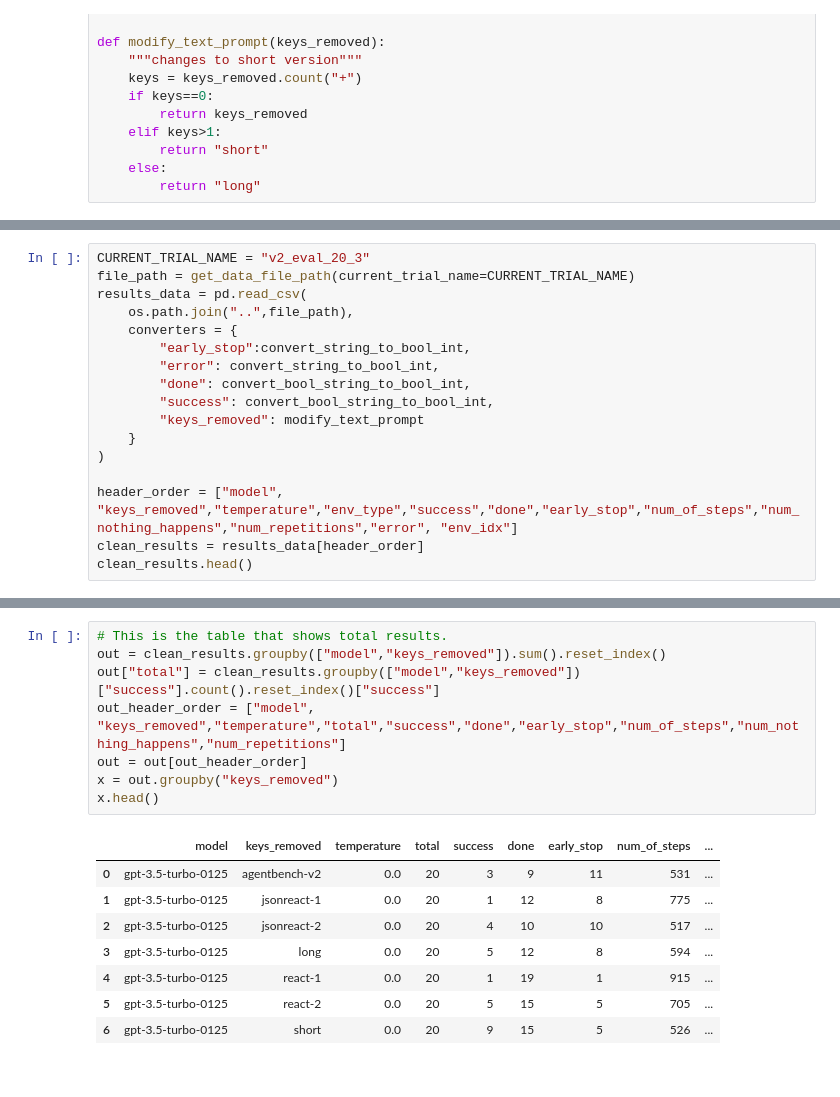
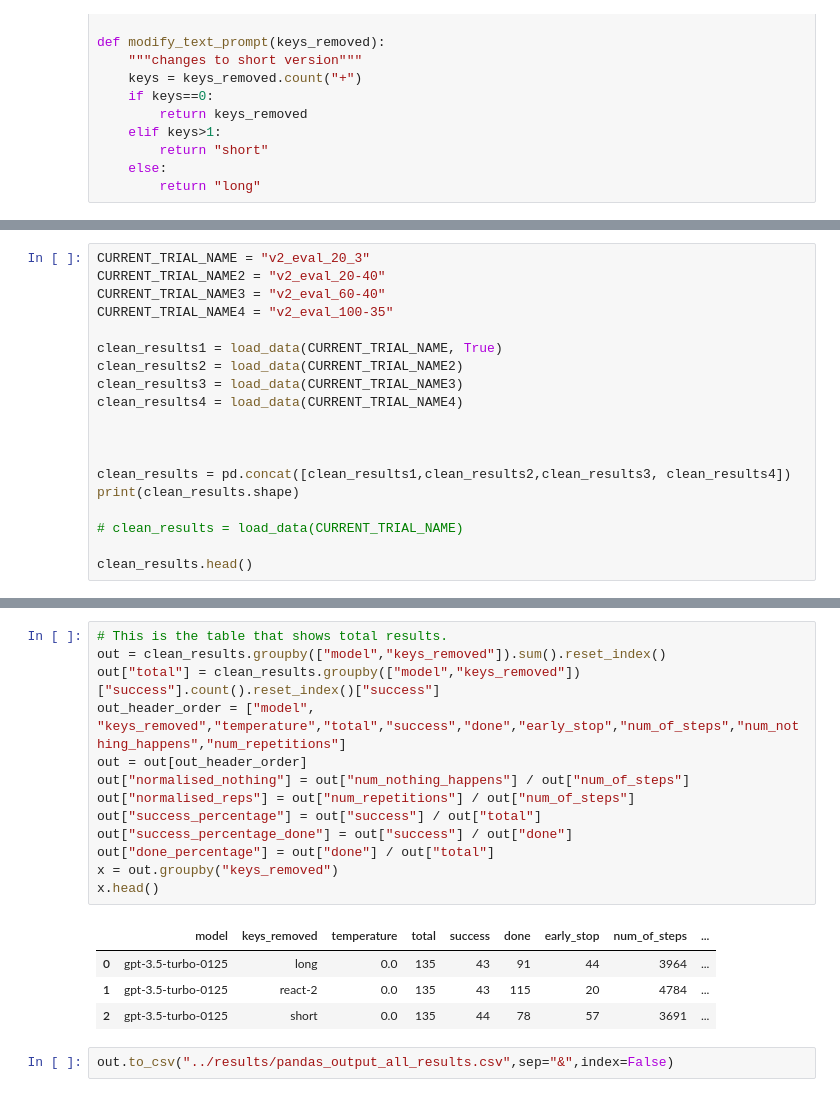
Before and after one commit to ai-nikolai/LLamp, a Jupyter notebook: playgrounds/analysis_alfworld_eval_notebook.ipynb, the cells around one changed output, grey strips where cells are left out. Cells and saved outputs as stored; diff of their text form.

```diff
--- a/playgrounds/analysis_alfworld_eval_notebook.ipynb
+++ b/playgrounds/analysis_alfworld_eval_notebook.ipynb
@@ -54,18 +77,20 @@ def modify_text_prompt(keys_removed):
 # %%
 CURRENT_TRIAL_NAME = "v2_eval_20_3"
-file_path = get_data_file_path(current_trial_name=CURRENT_TRIAL_NAME)
-results_data = pd.read_csv(
-    os.path.join("..",file_path),
-    converters = {
-        "early_stop":convert_string_to_bool_int,
-        "error": convert_string_to_bool_int,
-        "done": convert_bool_string_to_bool_int,
-        "success": convert_bool_string_to_bool_int,
-        "keys_removed": modify_text_prompt
-    }
-)
+CURRENT_TRIAL_NAME2 = "v2_eval_20-40"
+CURRENT_TRIAL_NAME3 = "v2_eval_60-40"
+CURRENT_TRIAL_NAME4 = "v2_eval_100-35"
 
-header_order = ["model", "keys_removed","temperature","env_type","success","done","early_stop","num_of_steps","num_nothing_happens","num_repetitions","error", "env_idx"]
-clean_results = results_data[header_order]
+clean_results1 = load_data(CURRENT_TRIAL_NAME, True)
+clean_results2 = load_data(CURRENT_TRIAL_NAME2)
+clean_results3 = load_data(CURRENT_TRIAL_NAME3)
+clean_results4 = load_data(CURRENT_TRIAL_NAME4)
+
+
+
+clean_results = pd.concat([clean_results1,clean_results2,clean_results3, clean_results4])
+print(clean_results.shape)
+
+# clean_results = load_data(CURRENT_TRIAL_NAME)
+
 clean_results.head()
 # %% [output]
@@ -139,20 +253,23 @@ out.pivot(index=["keys_removed"],columns=["env_type"], values=["success"])
 # %%
 # This is the table that shows total results.
 out = clean_results.groupby(["model","keys_removed"]).sum().reset_index()
 out["total"] = clean_results.groupby(["model","keys_removed"])["success"].count().reset_index()["success"]
 out_header_order = ["model", "keys_removed","temperature","total","success","done","early_stop","num_of_steps","num_nothing_happens","num_repetitions"]
 out = out[out_header_order]
+out["normalised_nothing"] = out["num_nothing_happens"] / out["num_of_steps"]
+out["normalised_reps"] = out["num_repetitions"] / out["num_of_steps"]
+out["success_percentage"] = out["success"] / out["total"]
+out["success_percentage_done"] = out["success"] / out["done"]
+out["done_percentage"] = out["done"] / out["total"]
 x = out.groupby("keys_removed")
 x.head()
 # %% [output]
 |  | model | keys_removed | temperature | total | success | done | early_stop | num_of_steps | ... |
-| 0 | gpt-3.5-turbo-0125 | agentbench-v2 | 0.0 | 20 | 3 | 9 | 11 | 531 | ... |
-| 1 | gpt-3.5-turbo-0125 | jsonreact-1 | 0.0 | 20 | 1 | 12 | 8 | 775 | ... |
-| 2 | gpt-3.5-turbo-0125 | jsonreact-2 | 0.0 | 20 | 4 | 10 | 10 | 517 | ... |
-| 3 | gpt-3.5-turbo-0125 | long | 0.0 | 20 | 5 | 12 | 8 | 594 | ... |
-| 4 | gpt-3.5-turbo-0125 | react-1 | 0.0 | 20 | 1 | 19 | 1 | 915 | ... |
-| 5 | gpt-3.5-turbo-0125 | react-2 | 0.0 | 20 | 5 | 15 | 5 | 705 | ... |
-| 6 | gpt-3.5-turbo-0125 | short | 0.0 | 20 | 9 | 15 | 5 | 526 | ... |
+| 0 | gpt-3.5-turbo-0125 | long | 0.0 | 135 | 43 | 91 | 44 | 3964 | ... |
+| 1 | gpt-3.5-turbo-0125 | react-2 | 0.0 | 135 | 43 | 115 | 20 | 4784 | ... |
+| 2 | gpt-3.5-turbo-0125 | short | 0.0 | 135 | 44 | 78 | 57 | 3691 | ... |
+# %%
+out.to_csv("../results/pandas_output_all_results.csv",sep="&",index=False)
 # %%
 # This is the table that shows results per env_id
 out = clean_results.groupby(["model","env_idx","keys_removed"]).sum().reset_index()
```
Also changed, not shown: parts of 19 cells of this notebook, 3 other files.
